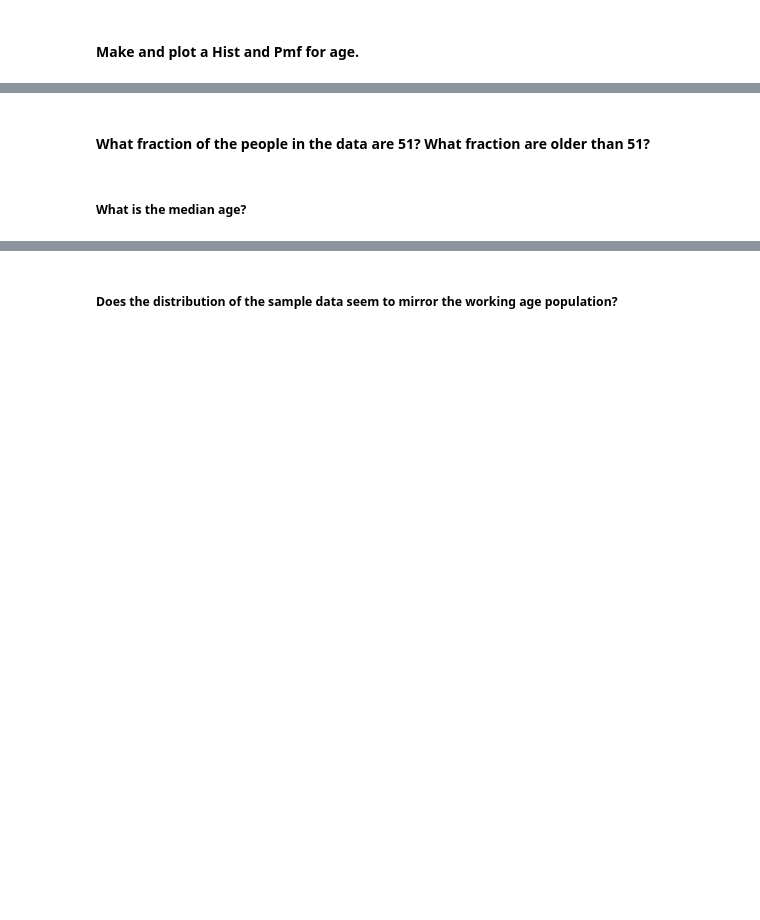
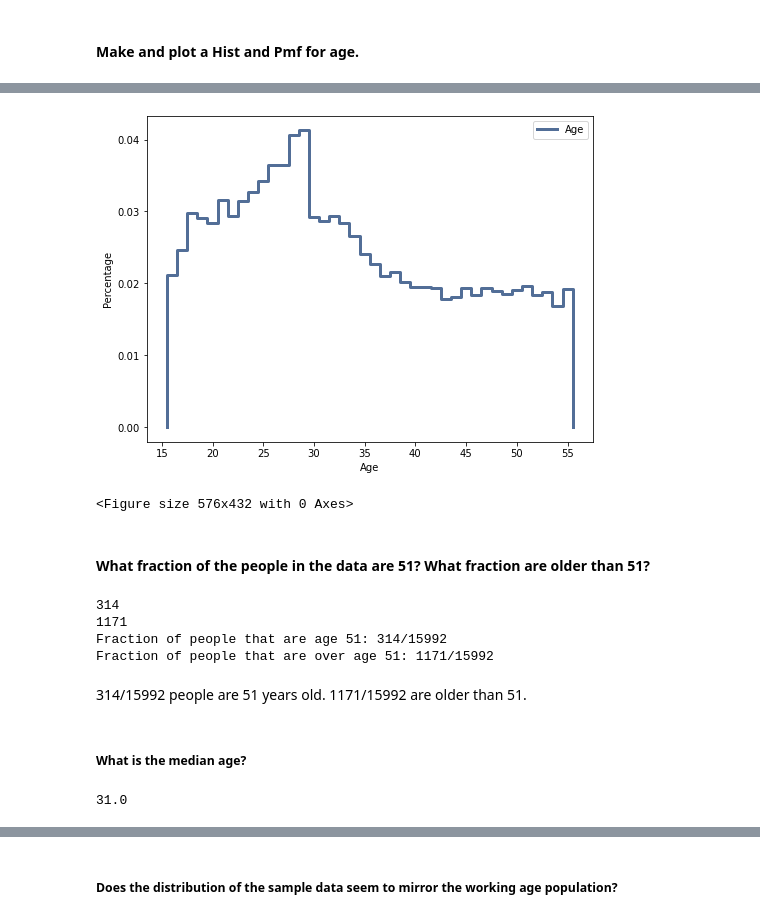
Before and after one commit to guochuanyong/BSIP_Assignment_1_Students, a Jupyter notebook: stats_asn_1_stud_temp.ipynb, the cells around one changed output, grey strips where cells are left out. Saved outputs shown, nothing was run; the diff lists cells and outputs as text; code cells hidden in the pictures; blank space fills up the shorter version.

```diff
--- a/stats_asn_1_stud_temp.ipynb
+++ b/stats_asn_1_stud_temp.ipynb
@@ -76,4 +82,31 @@ df.describe()
+# %%
+agepmf=thinkstats2.Pmf(age)
+thinkplot.PrePlot(cols=1)
+thinkplot.Pmfs([agepmf])
+thinkplot.Show(xlabel="Age", ylabel="Percentage")
+# %% [output]
+[figure, added]
+<Figure size 576x432 with 0 Axes>
 # %% [markdown]
 #### What fraction of the people in the data are 51? What fraction are older than 51?
+# %%
+age_51 = df[df["Age"] == 51]
+age_51plus =df[df["Age"] > 51]
+print(age_51["Age"].count())
+print(age_51plus["Age"].count())
+
+print("Fraction of people that are age 51:", "314/15992")
+print("Fraction of people that are over age 51:", "1171/15992")
+# %% [output]
+314
+1171
+Fraction of people that are age 51: 314/15992
+Fraction of people that are over age 51: 1171/15992
+# %% [markdown]
+314/15992 people are 51 years old. 1171/15992 are older than 51.
 # %% [markdown]
 ##### What is the median age?
+# %%
+print(df["Age"].median())
+# %% [output]
+31.0
```
Also changed, not shown: parts of 14 cells of this notebook.
